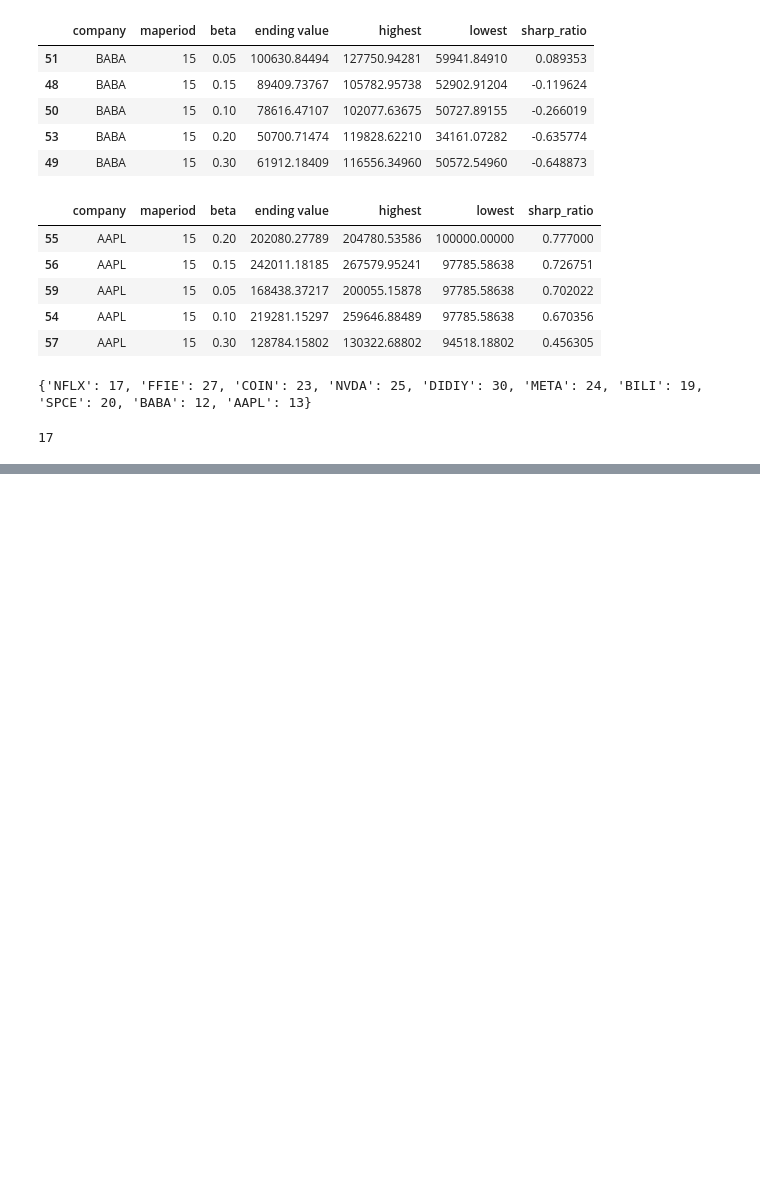
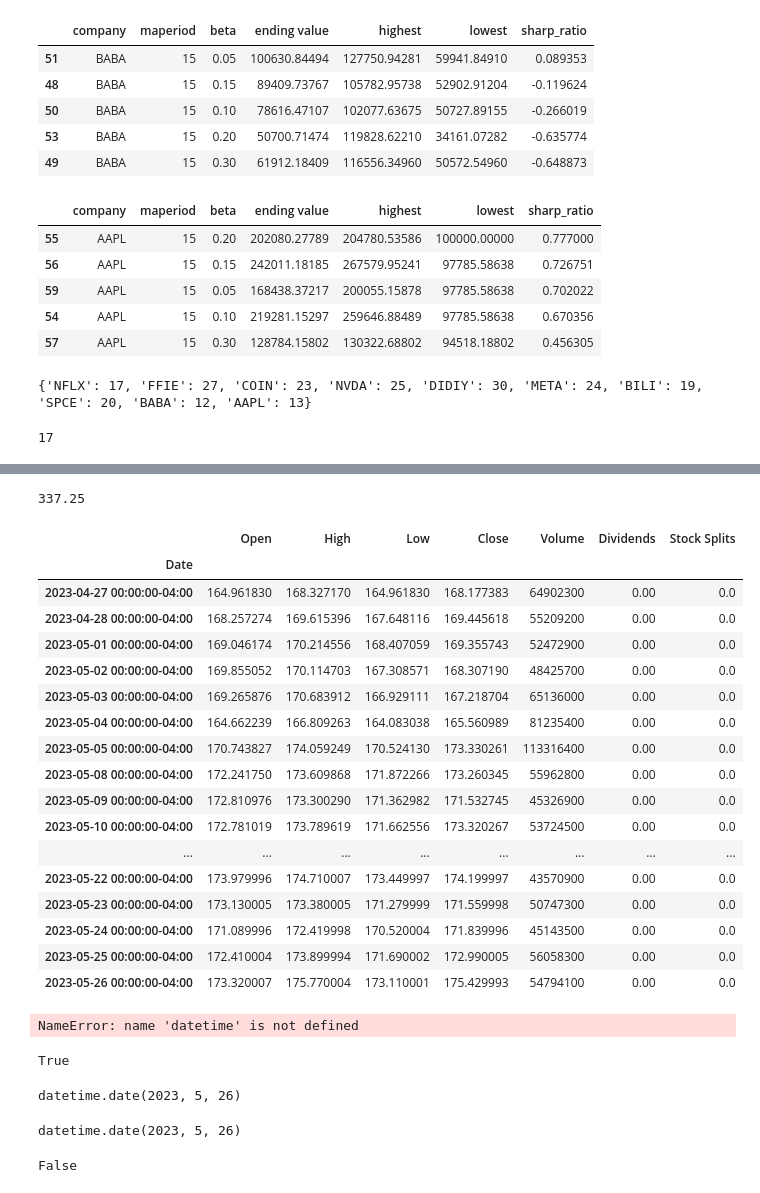
Before and after one commit to Lezcool/QT, a Jupyter notebook: code/debug.ipynb, the cells around one changed output, grey strips where cells are left out. Cells and saved outputs as stored; diff of their text form; code cells hidden in the pictures; blank space fills up the shorter version.

```diff
--- a/code/debug.ipynb
+++ b/code/debug.ipynb
@@ -722,0 +748,8 @@ display(result_df.describe())
+# %%
+import yfinance as yf
+
+msft = yf.Ticker("MSFT")
+# msft.history()
+msft.info['bid']
+# %% [output]
+337.25
@@ -722,0 +758,43 @@ display(result_df.describe())
+# %%
+yf.Ticker("AAPL").history()#.iloc[-1,:5]
+# %% [output]
+|  | Open | High | Low | Close | Volume | Dividends | Stock Splits |
+| Date |  |  |  |  |  |  |  |
+| 2023-04-27 00:00:00-04:00 | 164.961830 | 168.327170 | 164.961830 | 168.177383 | 64902300 | 0.00 | 0.0 |
+| 2023-04-28 00:00:00-04:00 | 168.257274 | 169.615396 | 167.648116 | 169.445618 | 55209200 | 0.00 | 0.0 |
+| 2023-05-01 00:00:00-04:00 | 169.046174 | 170.214556 | 168.407059 | 169.355743 | 52472900 | 0.00 | 0.0 |
+| 2023-05-02 00:00:00-04:00 | 169.855052 | 170.114703 | 167.308571 | 168.307190 | 48425700 | 0.00 | 0.0 |
+| 2023-05-03 00:00:00-04:00 | 169.265876 | 170.683912 | 166.929111 | 167.218704 | 65136000 | 0.00 | 0.0 |
+| 2023-05-04 00:00:00-04:00 | 164.662239 | 166.809263 | 164.083038 | 165.560989 | 81235400 | 0.00 | 0.0 |
+| 2023-05-05 00:00:00-04:00 | 170.743827 | 174.059249 | 170.524130 | 173.330261 | 113316400 | 0.00 | 0.0 |
+| 2023-05-08 00:00:00-04:00 | 172.241750 | 173.609868 | 171.872266 | 173.260345 | 55962800 | 0.00 | 0.0 |
+| 2023-05-09 00:00:00-04:00 | 172.810976 | 173.300290 | 171.362982 | 171.532745 | 45326900 | 0.00 | 0.0 |
+| 2023-05-10 00:00:00-04:00 | 172.781019 | 173.789619 | 171.662556 | 173.320267 | 53724500 | 0.00 | 0.0 |
+| ... | ... | ... | ... | ... | ... | ... | ... |
+| 2023-05-22 00:00:00-04:00 | 173.979996 | 174.710007 | 173.449997 | 174.199997 | 43570900 | 0.00 | 0.0 |
+| 2023-05-23 00:00:00-04:00 | 173.130005 | 173.380005 | 171.279999 | 171.559998 | 50747300 | 0.00 | 0.0 |
+| 2023-05-24 00:00:00-04:00 | 171.089996 | 172.419998 | 170.520004 | 171.839996 | 45143500 | 0.00 | 0.0 |
+| 2023-05-25 00:00:00-04:00 | 172.410004 | 173.899994 | 171.690002 | 172.990005 | 56058300 | 0.00 | 0.0 |
+| 2023-05-26 00:00:00-04:00 | 173.320007 | 175.770004 | 173.110001 | 175.429993 | 54794100 | 0.00 | 0.0 |
+# %%
+import pandas as pd
+import yfinance as yf
+tmp = pd.DataFrame(yf.Ticker("AAPL").history().iloc[-1,:5]).T
+pd.Timestamp(datetime.date(2013, 12, 25))
+tmp
+# pd.concat([tmp,yf.Ticker("AAPL").history()])
+# tmp.index[-1] == df.index[-1]
+# %% [output]
+NameError: name 'datetime' is not defined
+# %%
+(str(tmp.index[-1]).split(' ')[0]) == str(df.index[-1])
+# %% [output]
+True
+# %%
+tmp.index[-1].date()
+# %% [output]
+datetime.date(2023, 5, 26)
+# %%
+df.index[-1].date()
+# %% [output]
+datetime.date(2023, 5, 26)
@@ -722,0 +804,4 @@ display(result_df.describe())
+# %%
+df.index[-1] == tmp.index[-1]
+# %% [output]
+False
```
Also changed, not shown: parts of 12 cells of this notebook, 3 other files.
